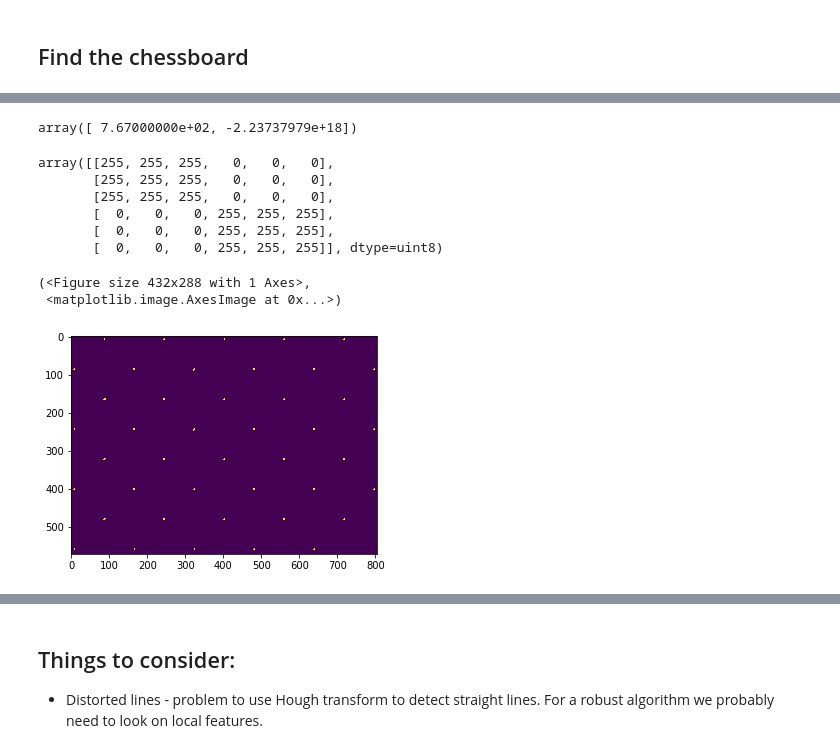
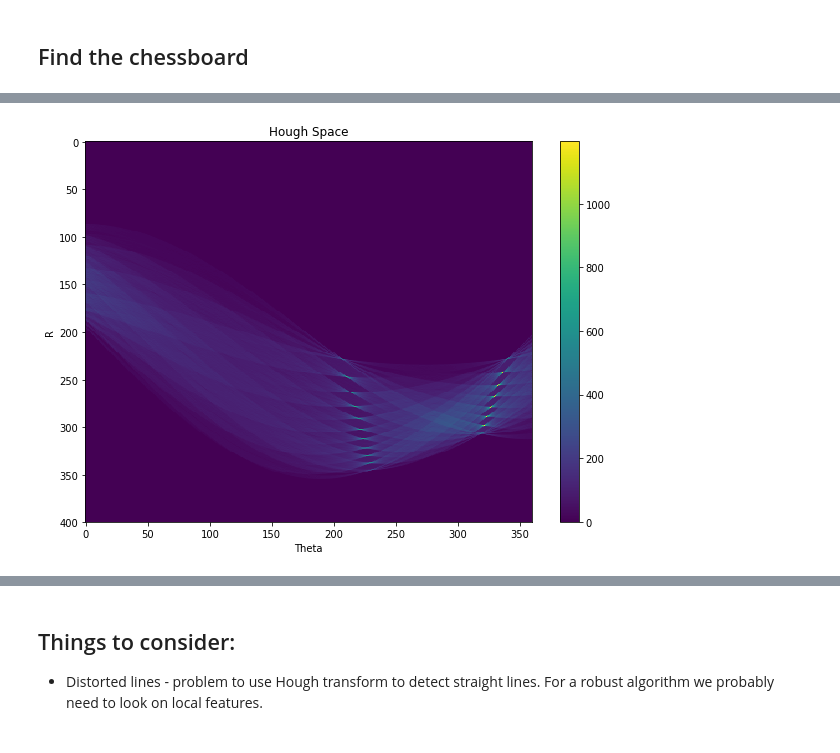
Before and after one commit to eladj/notebooks, a Jupyter notebook: chessboard.ipynb, the cells around one changed output, grey strips where cells are left out. Drawn from its saved outputs; the diff is of its cells as text; code cells hidden in the pictures.

```diff
--- a/chessboard.ipynb
+++ b/chessboard.ipynb
@@ -48,21 +60,0 @@ array([[704,  18],
-# %%
-# We go over each staright line and count how many points support this line
-points = np.where(bw)
-r_vec = np.linspace(0, np.sqrt(im.shape[0]**2+im.shape[1]**2), 10)
-theta_vec = np.linspace(0, 2*np.pi, 20)
-aspect_ratio = float(im.shape[0]) / im.shape[1]
-alpha = np.arctan2(im.shape[1], im.shape[0])
-counts = np.zeros((len(r_vec), len(theta_vec)), dtype=int)
-for i, r in enumerate(r_vec):
-    for j, theta in enumerate(theta_vec):
-        p0 = np.array([np.sin(alpha)*r, np.cos(alpha)*r])
-        direction = np.array([np.cos(theta), np.sin(theta)])
-        # find intersection with the x and y axes
-        a = - p0 / direction
-        # find intersection with the x-axis
-        p1 = p0 + a[0]*direction
-        p2 = p0 + a[1]*direction
-        # [p0x,p0y]+a*[vx, vy] = [0, 0]
-        print(p1, p2)
-        line = np.linspace(p1[0], p2[0], 10000), np.linspace(p1[1], p2[1], 10000)
-        dist =
@@ -87,19 +60,0 @@ for i, r in enumerate(r_vec):
-# %%
-a
-# %% [output]
-array([ 7.67000000e+02, -2.23737979e+18])
-# %%
-s = 6
-half_s = int(np.floor(s/ 2))
-template = np.ones((s, s), dtype=np.uint8) * 255
-template[:half_s, :half_s] = 0
-template[half_s:, half_s:] = 0
-template_neg = ~template  # the negative image
-template_neg
-# %% [output]
-array([[255, 255, 255,   0,   0,   0],
-       [255, 255, 255,   0,   0,   0],
-       [255, 255, 255,   0,   0,   0],
-       [  0,   0,   0, 255, 255, 255],
-       [  0,   0,   0, 255, 255, 255],
-       [  0,   0,   0, 255, 255, 255]], dtype=uint8)
@@ -114,7 +61,8 @@ for i in range(s, im.shape[0] - s):
-# %%
-# plt.figure(), plt.imshow(ncc[220:270, 150:200]), plt.colorbar()
-plt.figure(), plt.imshow(ncc>0.03)
-# %% [output]
-(<Figure size 432x288 with 1 Axes>,
- <matplotlib.image.AxesImage at 0x...>)
-[figure, removed]
+# %%
+# We go over each point and find and check for each theta angle what is
+# the staright line that goes through this point
+hough_space_size = (400, 360)  # (r, theta)
+
+diagonal = int(np.ceil(np.sqrt(im.shape[0]**2+im.shape[1]**2)))
+r_vec = np.linspace(-diagonal, diagonal, hough_space_size[0])
+theta_vec = np.linspace(-np.pi/2, np.pi/2, hough_space_size[1])
@@ -120,0 +78,14 @@ plt.figure(), plt.imshow(ncc>0.03)
+# %%
+# Vectorized version
+counts = np.zeros((len(r_vec), len(theta_vec)), dtype=int)
+theta_cosin = np.vstack((np.cos(theta_vec), np.sin(theta_vec))).T  # Pre-compute
+theta_inds = range(0, len(theta_vec))
+for pt in pts_xy:
+    r = np.sum(pt*theta_cosin, axis=1)
+    r_ind = np.argmin(np.abs(r_vec[:, np.newaxis] - r), axis=0)
+    counts[r_ind, theta_inds] += 1
+# %%
+plt.figure(figsize=(10, 7)), plt.imshow(counts), plt.title("Hough Space"),
+plt.xlabel("Theta"), plt.ylabel("R"), plt.axis('auto'), plt.colorbar();
+# %% [output]
+[figure, added]
```
Also changed, not shown: parts of 18 cells of this notebook, 1 other file.
